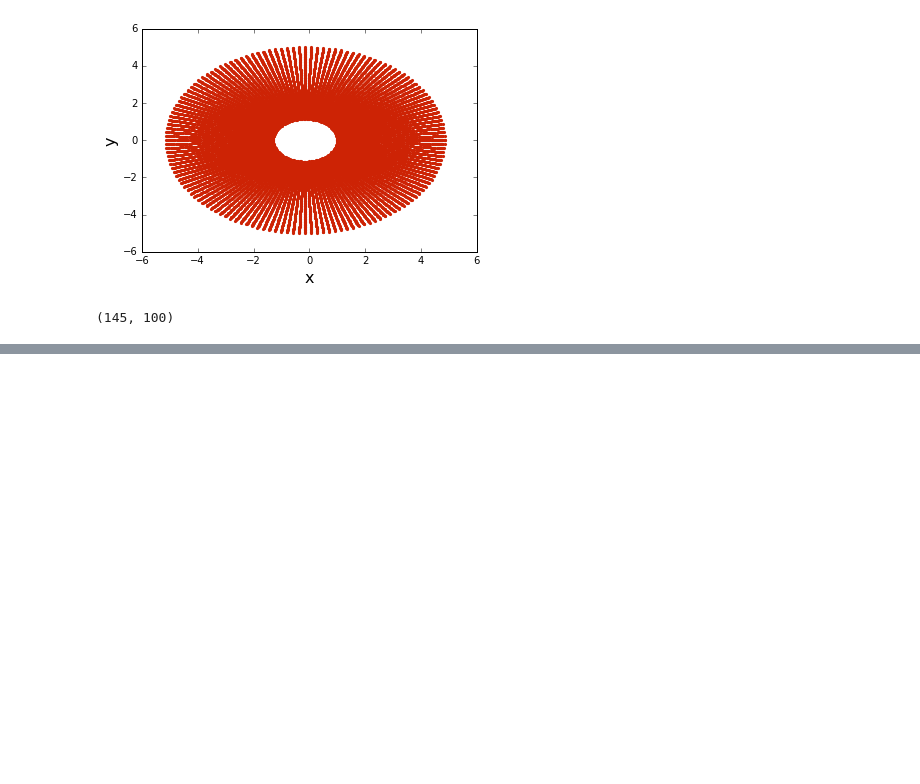
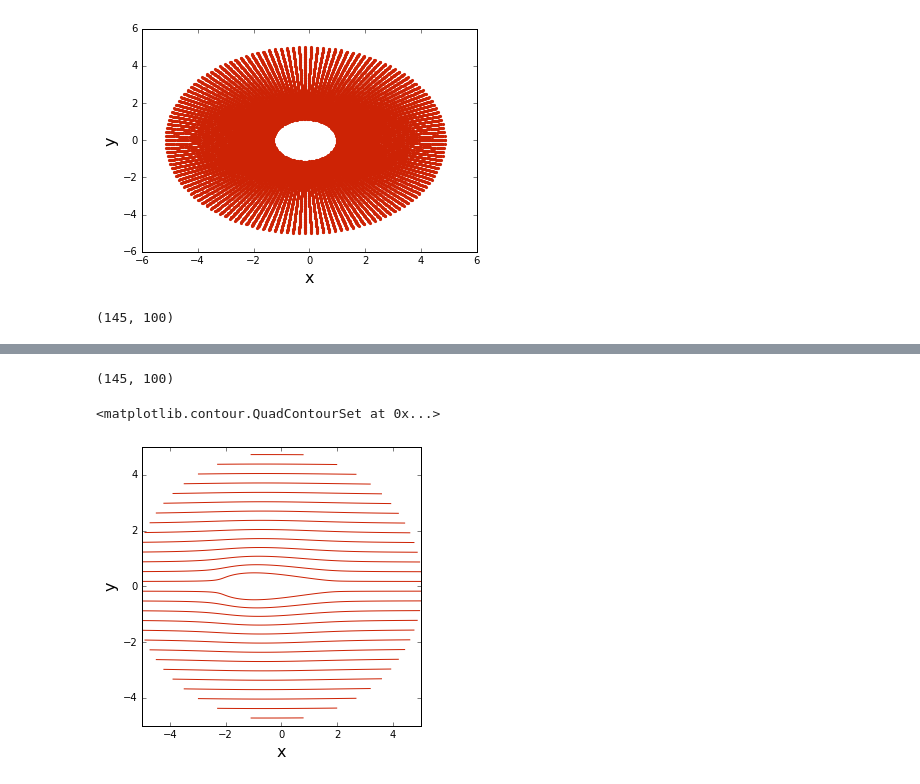
Before and after one commit to Dmphelps89/MAE6226-1, a Jupyter notebook: Assignment06.ipynb, the cells around one changed output, grey strips where cells are left out. Saved outputs shown, nothing was run; the diff lists cells and outputs as text; code cells hidden in the pictures; blank space fills up the shorter version.

```diff
--- a/Assignment06.ipynb
+++ b/Assignment06.ipynb
@@ -131,0 +212,16 @@ pyplot.scatter(E4.real,E4.imag)
+# %%
+E5 = get_E(x4, y4)
+numpy.shape(E5)
+# %% [output]
+(145, 100)
+# %%
+# plots the streamlines
+pyplot.figure(figsize=(5,5))
+pyplot.xlabel('x', fontsize=16)
+pyplot.ylabel('y', fontsize=16)
+pyplot.xlim(-5.0,5.0)
+pyplot.ylim(-5.0,5.0)
+pyplot.contour(E5.real, E5.imag, psi, levels = numpy.linspace(-5,5,30),colors='#CD2305', linewidths=1, linestyles='solid')
+# %% [output]
+<matplotlib.contour.QuadContourSet at 0x...>
+[figure, added]
```
Also changed, not shown: parts of 7 cells of this notebook.
